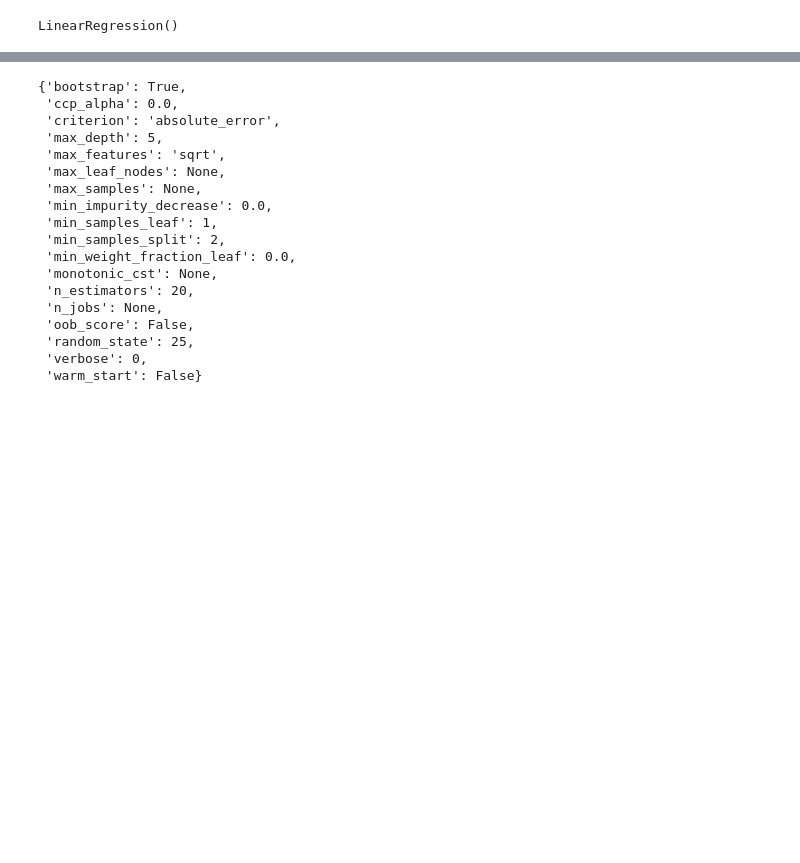
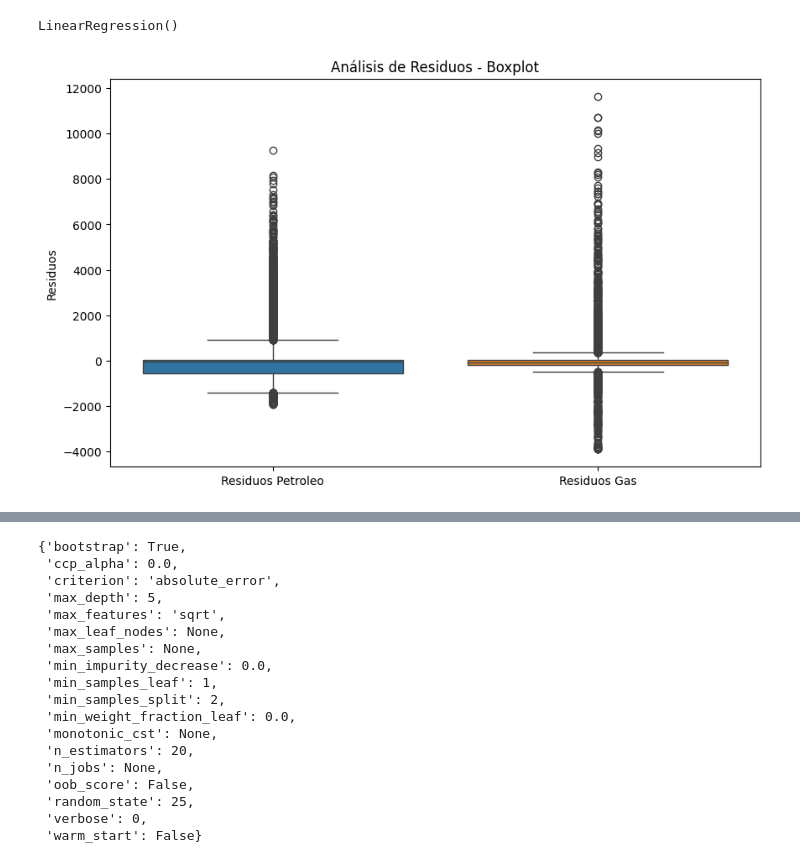
Before and after one commit to antonellafontanetto/Pre-Entrega-3, a Jupyter notebook: Proyecto4x4YPF.ipynb, the cells around one changed output, grey strips where cells are left out. Cells and saved outputs as stored; diff of their text form; code cells hidden in the pictures; blank space fills up the shorter version.

```diff
--- a/Proyecto4x4YPF.ipynb
+++ b/Proyecto4x4YPF.ipynb
@@ -195,4 +222,24 @@ model = LinearRegression()
 model.fit(X_train, y_train)
 # %% [output]
 LinearRegression()
+# %%
+import pandas as pd
+import matplotlib.pyplot as plt
+# Predecir en el conjunto de prueba
+y_pred = model.predict(X_test)
+
+# Calcular los residuos
+residuals = y_test - y_pred
+
+# Crear un DataFrame con los residuos para facilitar el ploteo
+residuals_df = pd.DataFrame(residuals, columns=['Residuos Petroleo', 'Residuos Gas'])
+
+# Crear boxplots para los residuos
+plt.figure(figsize=(10, 6))
+sns.boxplot(data=residuals_df)
+plt.title('Análisis de Residuos - Boxplot')
+plt.ylabel('Residuos')
+plt.show()
+# %% [output]
+[figure, added]
 # %%
```
Also changed, not shown: parts of 25 cells of this notebook.
